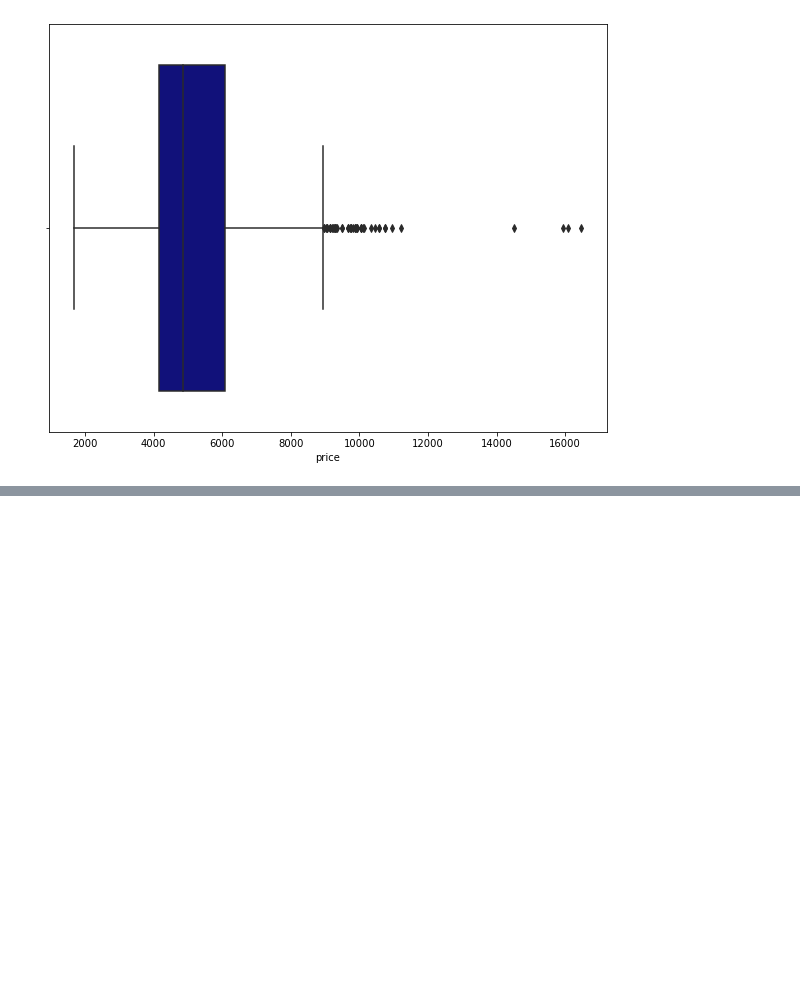
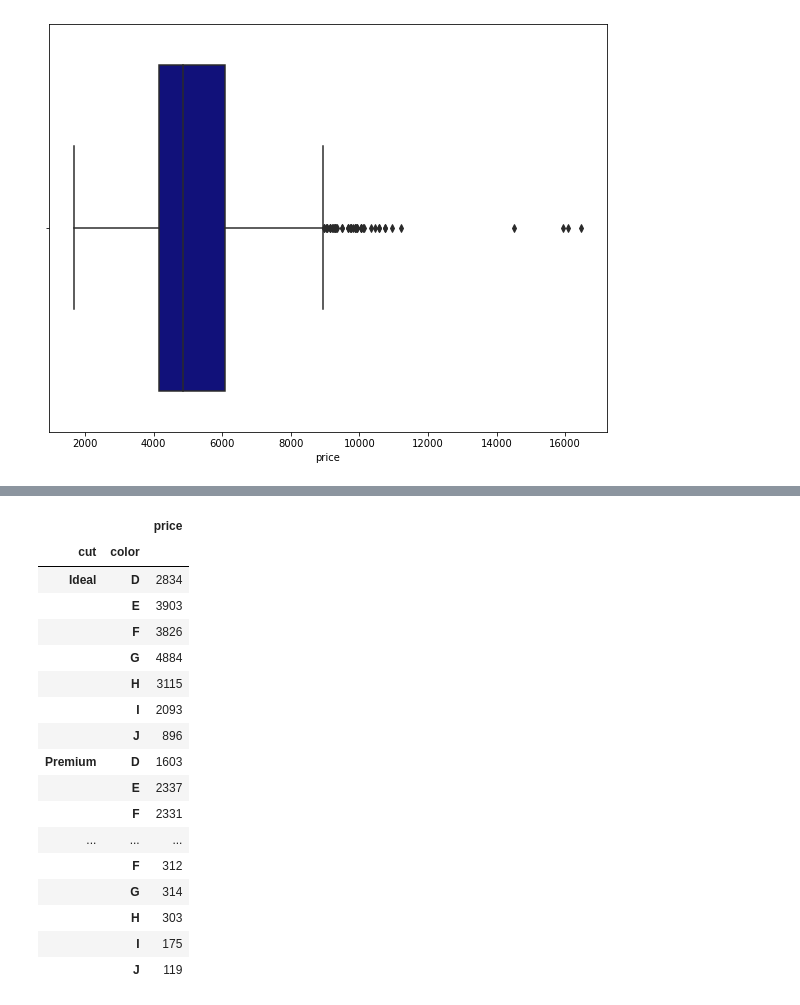
Before and after one commit to dalton704/Data-Science-Projects, a Jupyter notebook: Data Exploring/Univariate and Multivariate Analysis.ipynb, the cells around one changed output, grey strips where cells are left out. Drawn from its saved outputs; the diff is of its cells as text; code cells hidden in the pictures; blank space fills up the shorter version.

```diff
--- a/Data Exploring/Univariate and Multivariate Analysis.ipynb
+++ b/Data Exploring/Univariate and Multivariate Analysis.ipynb
@@ -39,0 +61,22 @@ sns.boxplot(x='price', data=diamonds[diamonds['carat'] == True], color = 'darkbl
+# %%
+color_proportion = diamonds.groupby(['cut', 'color']).agg({'price': 'count'})
+color_proportion
+# %% [output]
+|  |  | price |
+| cut | color |  |
+| Ideal | D | 2834 |
+|  | E | 3903 |
+|  | F | 3826 |
+|  | G | 4884 |
+|  | H | 3115 |
+|  | I | 2093 |
+|  | J | 896 |
+| Premium | D | 1603 |
+|  | E | 2337 |
+|  | F | 2331 |
+| ... | ... | ... |
+|  | F | 312 |
+|  | G | 314 |
+|  | H | 303 |
+|  | I | 175 |
+|  | J | 119 |
```
Also changed, not shown: parts of 4 cells of this notebook.
